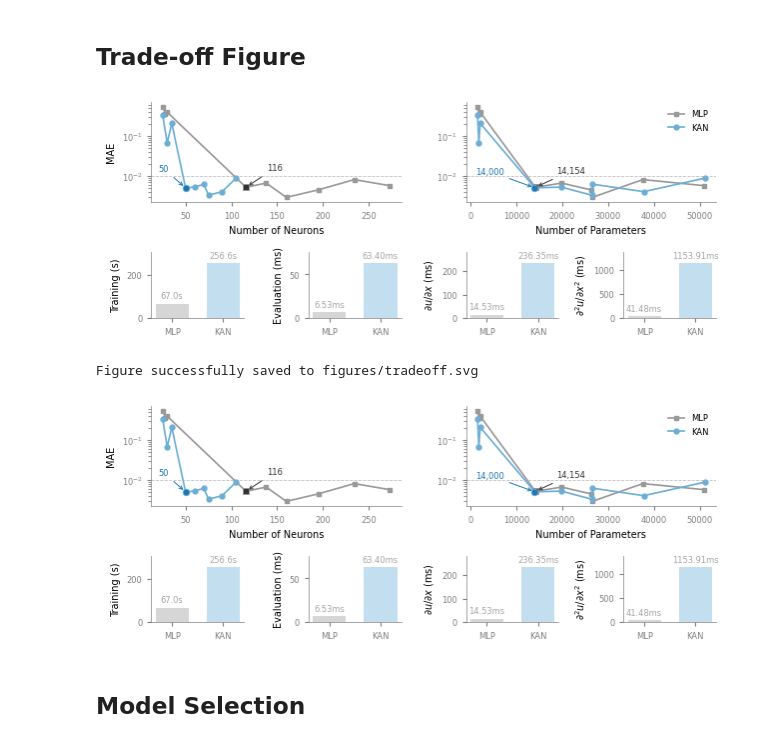
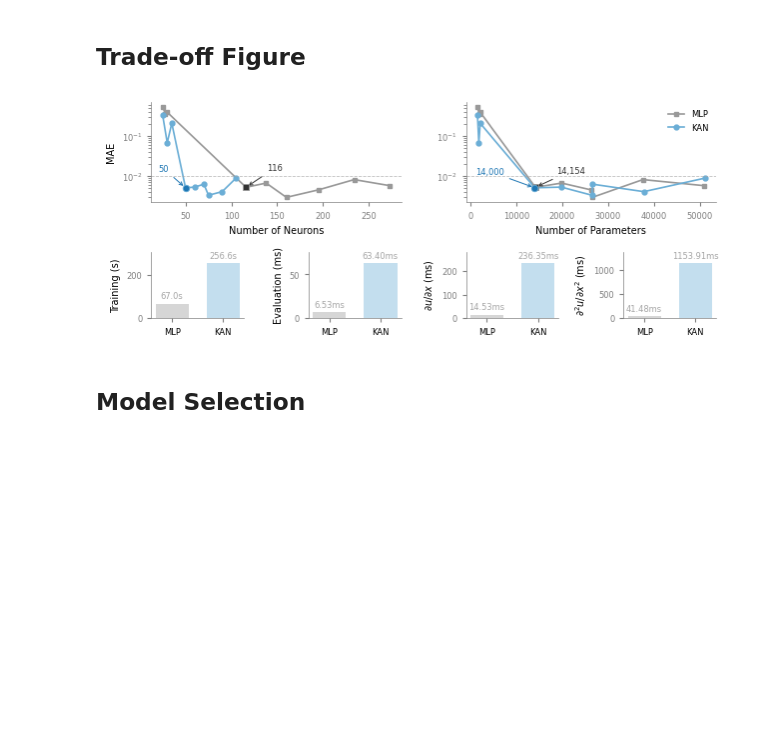
Before and after one commit to oscar-rincon/unbounded-domains, a Jupyter notebook: main/05_kan_accuracy_efficiency/04_compare_mlp_kan_accuracy_efficiency.ipynb, the cells around one changed output. Cells and saved outputs as stored; diff of their text form; code cells hidden in the pictures; blank space fills up the shorter version.

```diff
--- a/main/05_kan_accuracy_efficiency/04_compare_mlp_kan_accuracy_efficiency.ipynb
+++ b/main/05_kan_accuracy_efficiency/04_compare_mlp_kan_accuracy_efficiency.ipynb
@@ -97,22 +99,26 @@ Total runs: 18
 # %% [markdown]
 ## Trade-off Figure
 # %%
-from figure_tradeoff import plot_tradeoff
+import importlib
+import figure_tradeoff
 
-# Prepare the experiment-summary data used by the trade-off figure.
+importlib.reload(figure_tradeoff)
+
+# Get the updated function
+plot_tradeoff = figure_tradeoff.plot_tradeoff
+
+# Prepare the experiment-summary data
 df_mlp = df[df["model_type"] == "MLP"].copy()
 df_kan = df[df["model_type"] == "KAN"].copy()
 
 plot_tradeoff(
     df_mlp,
     df_kan,
     output_dir="figures",
     target_error=target_error,
 )
 # %% [output]
-[figure, old version]
+[figure, new version]
-Figure successfully saved to figures/tradeoff.svg
-[figure, removed]
 # %% [markdown]
 ## Model Selection
 # %%
```
Also changed, not shown: parts of 1 cell of this notebook, 4 other files.
